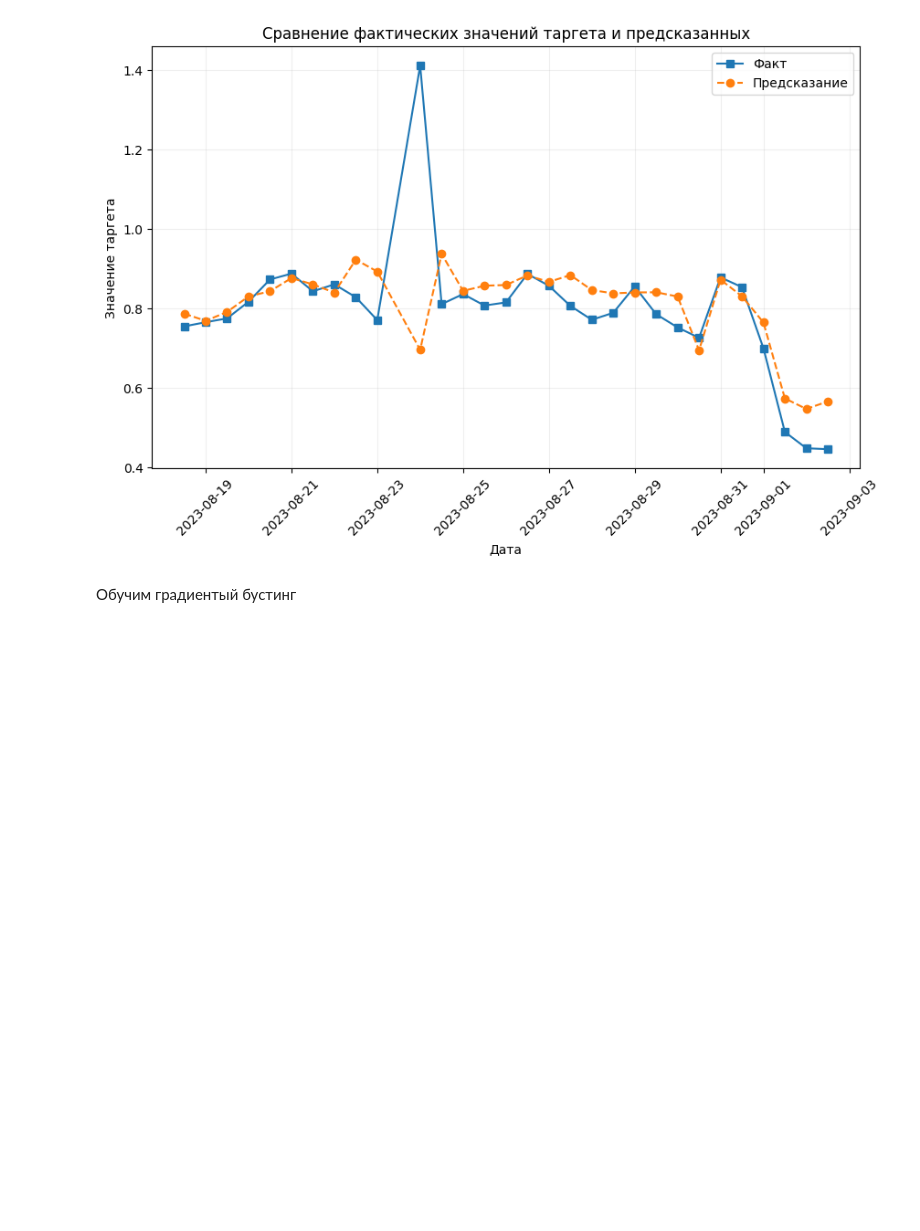
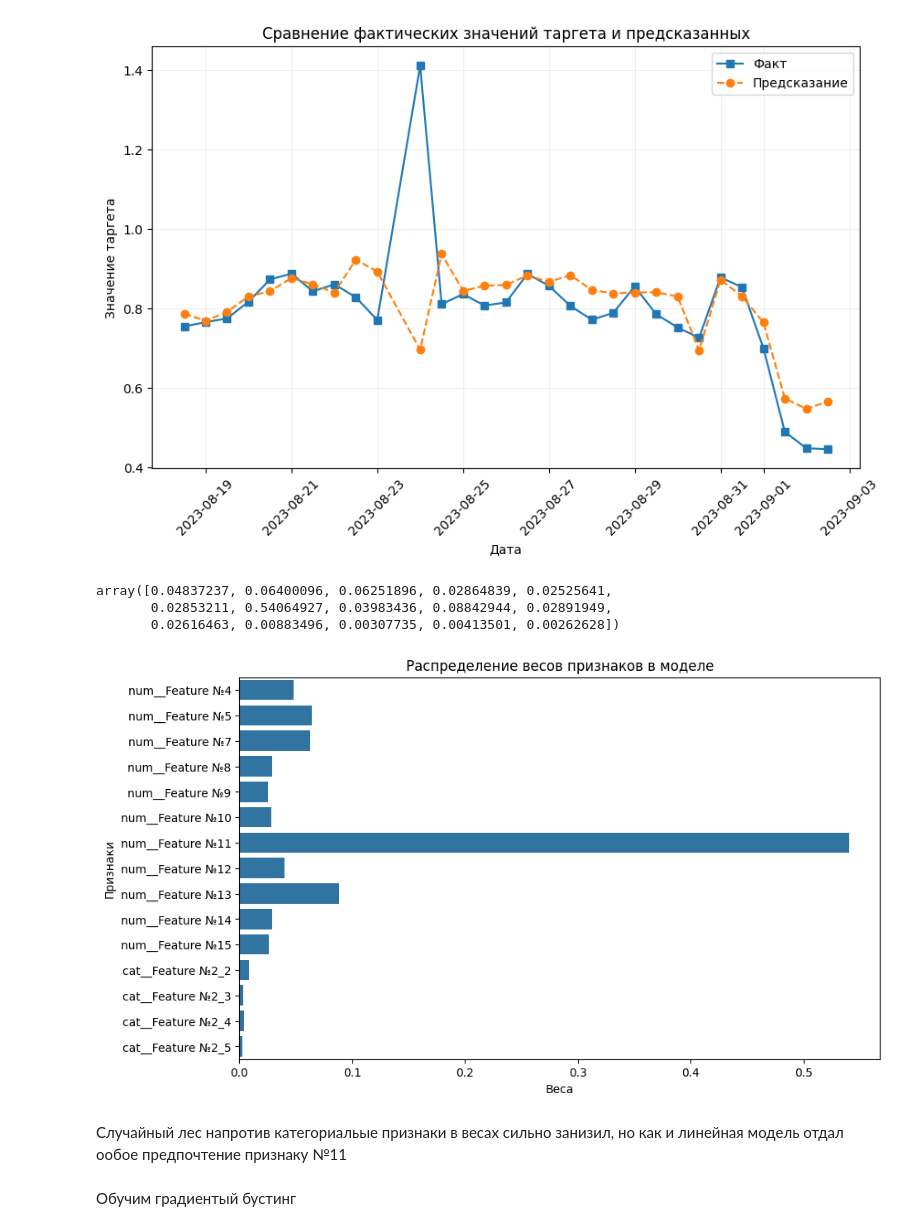
Before and after one commit to Poltava49/My_ML_practice, a Jupyter notebook: time_series/main.ipynb, the cells around one changed output. Saved outputs shown, nothing was run; the diff lists cells and outputs as text; code cells hidden in the pictures; blank space fills up the shorter version.

```diff
--- a/time_series/main.ipynb
+++ b/time_series/main.ipynb
@@ -544,6 +587,18 @@ RMSE - 0.06749387385303074
 check_model_prediction(test_data=X_test, y_test=y_test, y_pred=y_pred)
 # %% [output]
 [figure]
+# %%
+pipe_random['model'].feature_importances_
+# %% [output]
+array([0.04837237, 0.06400096, 0.06251896, 0.02864839, 0.02525641,
+       0.02853211, 0.54064927, 0.03983436, 0.08842944, 0.02891949,
+       0.02616463, 0.00883496, 0.00307735, 0.00413501, 0.00262628])
+# %%
+show_importance_feature_model(model=pipe_random, type_model='tree')
+# %% [output]
+[figure, added]
+# %% [markdown]
+Случайный лес напротив категориальые признаки в весах сильно занизил, но как и линейная модель отдал ообое предпочтение признаку №11
 # %% [markdown]
 Обучим градиентый бустинг
 # %%
```
Also changed, not shown: parts of 28 cells of this notebook.
